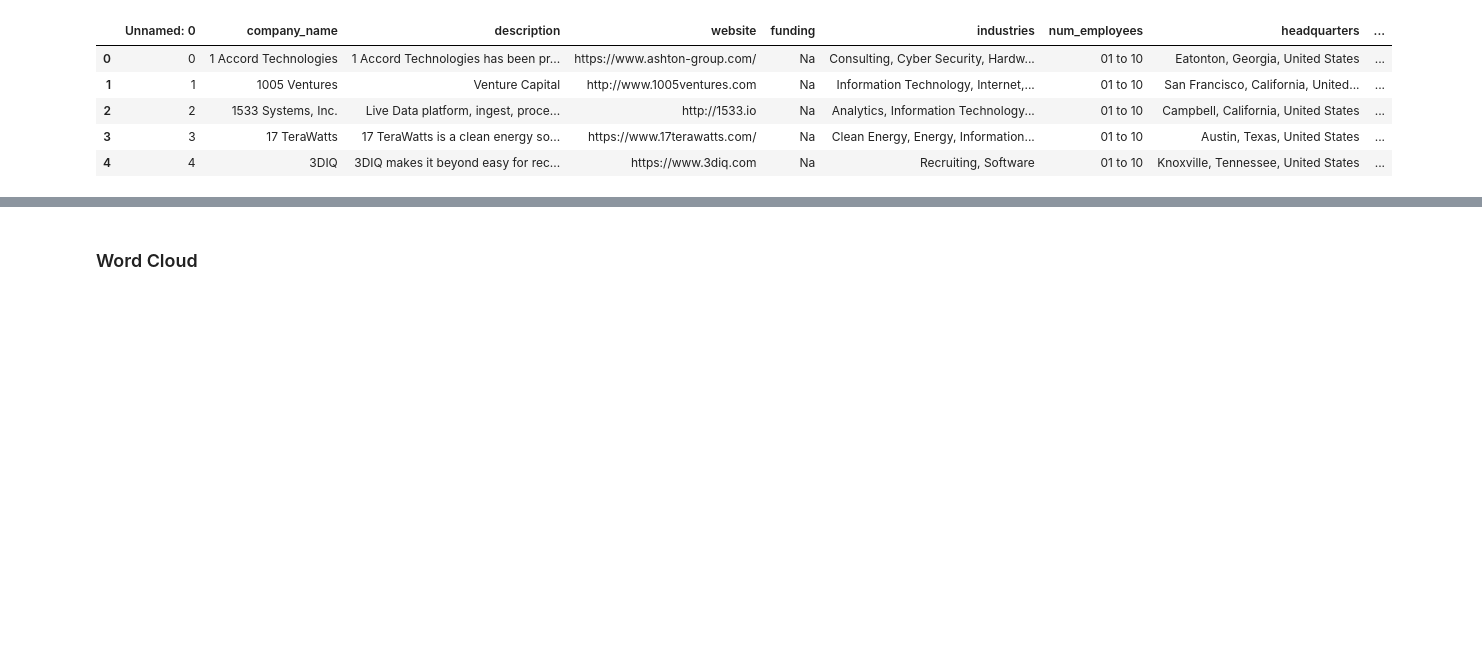
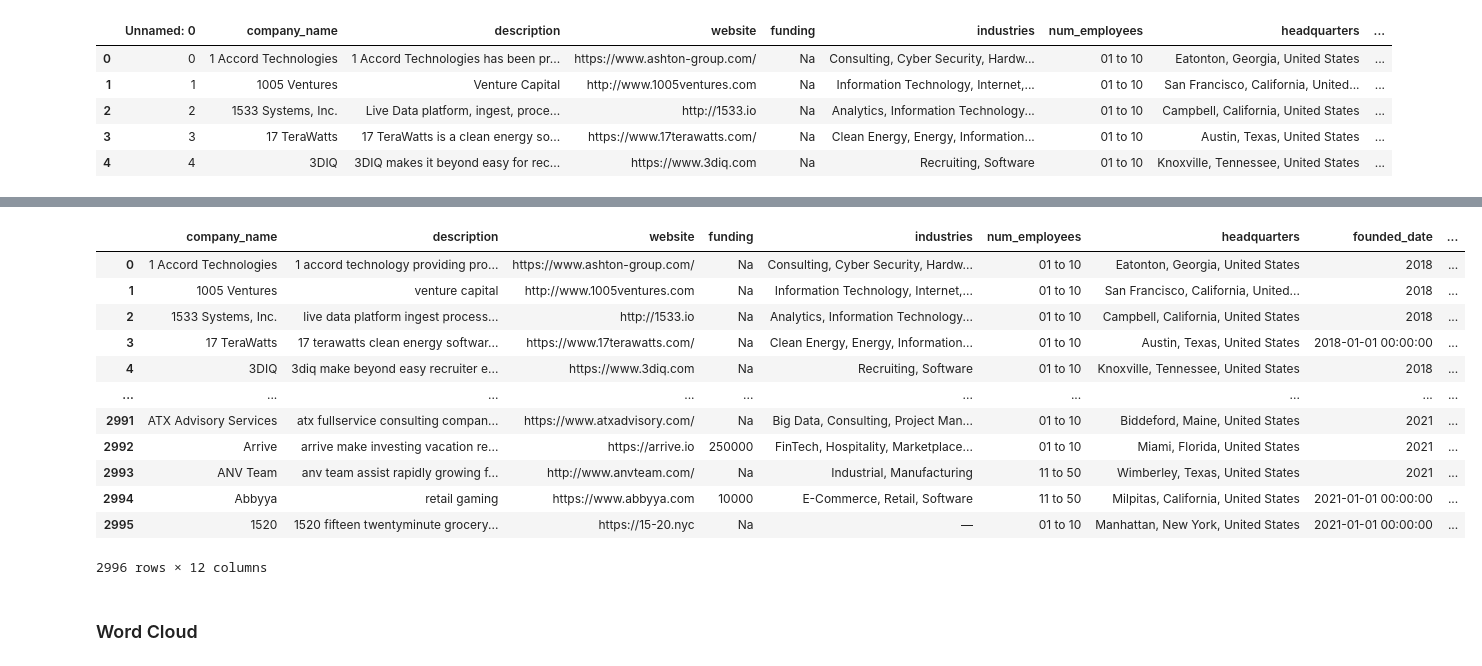
Before and after one commit to OmdenaAI/omdena-pennsylvania-startup, a Jupyter notebook: src/tasks/task-7-company-description-annotation/notebook/Task_7_preprocess.ipynb, the cells around one changed output, grey strips where cells are left out. Cells and saved outputs as stored; diff of their text form; code cells hidden in the pictures; blank space fills up the shorter version.

```diff
--- a/src/tasks/task-7-company-description-annotation/notebook/Task_7_preprocess.ipynb
+++ b/src/tasks/task-7-company-description-annotation/notebook/Task_7_preprocess.ipynb
@@ -97,3 +74,20 @@ us_data_descr.head()
+# %%
+us_data_descr = us_data.iloc[:,1:]
+us_data_descr
+# %% [output]
+|  | company_name | description | website | funding | industries | num_employees | headquarters | founded_date | ... |
+| 0 | 1 Accord Technologies | 1 accord technology providing pro... | https://www.ashton-group.com/ | Na | Consulting, Cyber Security, Hardw... | 01 to 10 | Eatonton, Georgia, United States | 2018 | ... |
+| 1 | 1005 Ventures | venture capital | http://www.1005ventures.com | Na | Information Technology, Internet,... | 01 to 10 | San Francisco, California, United... | 2018 | ... |
+| 2 | 1533 Systems, Inc. | live data platform ingest process... | http://1533.io | Na | Analytics, Information Technology... | 01 to 10 | Campbell, California, United States | 2018 | ... |
+| 3 | 17 TeraWatts | 17 terawatts clean energy softwar... | https://www.17terawatts.com/ | Na | Clean Energy, Energy, Information... | 01 to 10 | Austin, Texas, United States | 2018-01-01 00:00:00 | ... |
+| 4 | 3DIQ | 3diq make beyond easy recruiter e... | https://www.3diq.com | Na | Recruiting, Software | 01 to 10 | Knoxville, Tennessee, United States | 2018 | ... |
+| ... | ... | ... | ... | ... | ... | ... | ... | ... | ... |
+| 2991 | ATX Advisory Services | atx fullservice consulting compan... | https://www.atxadvisory.com/ | Na | Big Data, Consulting, Project Man... | 01 to 10 | Biddeford, Maine, United States | 2021 | ... |
+| 2992 | Arrive | arrive make investing vacation re... | https://arrive.io | 250000 | FinTech, Hospitality, Marketplace... | 01 to 10 | Miami, Florida, United States | 2021 | ... |
+| 2993 | ANV Team | anv team assist rapidly growing f... | http://www.anvteam.com/ | Na | Industrial, Manufacturing | 11 to 50 | Wimberley, Texas, United States | 2021 | ... |
+| 2994 | Abbyya | retail gaming | https://www.abbyya.com | 10000 | E-Commerce, Retail, Software | 11 to 50 | Milpitas, California, United States | 2021-01-01 00:00:00 | ... |
+| 2995 | 1520 | 1520 fifteen twentyminute grocery... | https://15-20.nyc | Na | — | 01 to 10 | Manhattan, New York, United States | 2021-01-01 00:00:00 | ... |
+2996 rows × 12 columns
 # %%
 us_data_descr.to_csv("crunchbase_2017_2021_descr_cleaned.csv")
 # %% [markdown]
```
Also changed, not shown: parts of 7 cells of this notebook, 1 other file.
